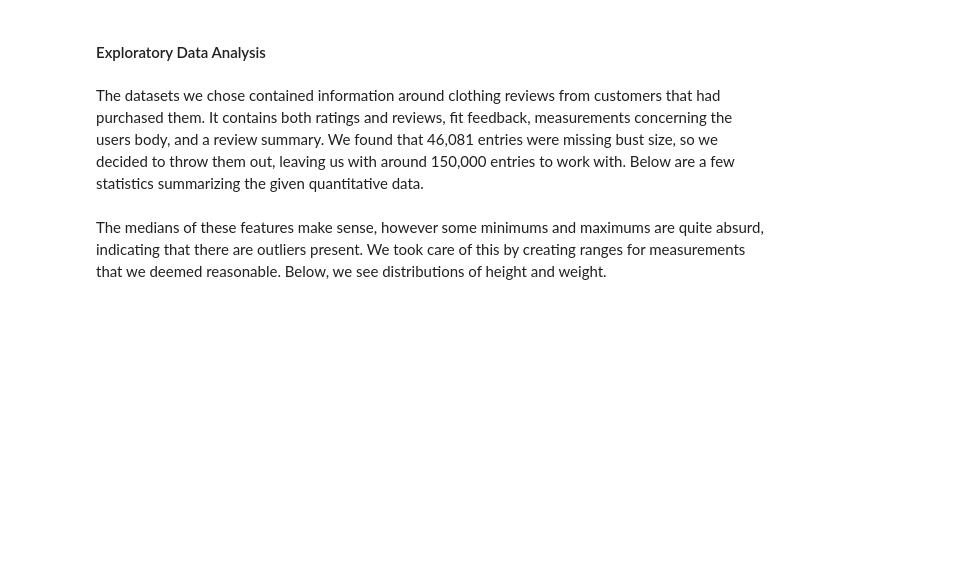
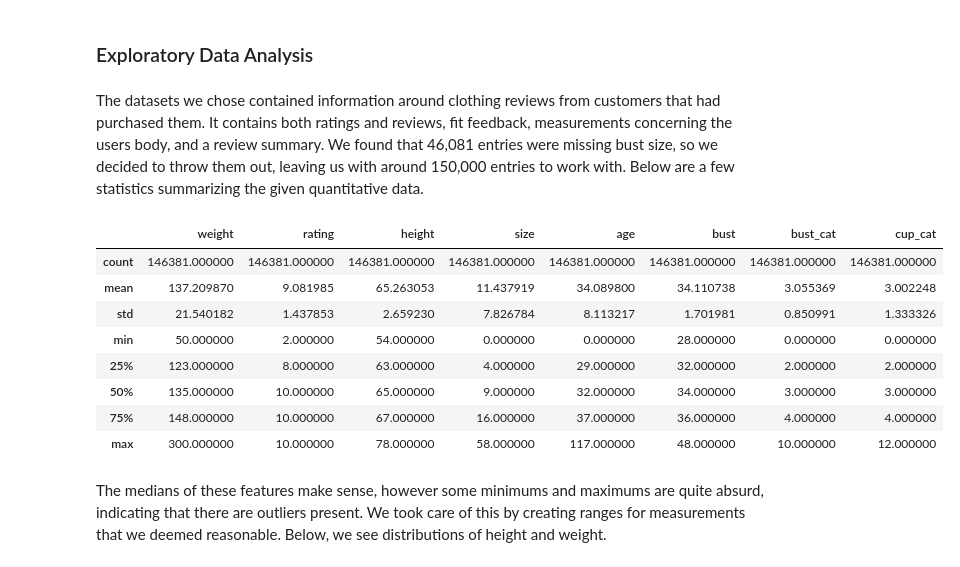
Before and after one commit to brianjhuang/fashion-recommendations, a Jupyter notebook: Predicting Bust To Optimize Clothing Fit.ipynb, the cells around one changed output. Cells and saved outputs as stored; diff of their text form; code cells hidden in the pictures; blank space fills up the shorter version.

```diff
--- a/Predicting Bust To Optimize Clothing Fit.ipynb
+++ b/Predicting Bust To Optimize Clothing Fit.ipynb
@@ -6,2 +9,2 @@ import fashion
 # %% [markdown]
-#### Exploratory Data Analysis
+### Exploratory Data Analysis
@@ -17,3 +13,15 @@ df[['fit', 'user_id', 'bust size', 'item_id', 'weight', 'rating',
+# %%
+df.describe()
+# %% [output]
+|  | weight | rating | height | size | age | bust | bust_cat | cup_cat |
+| count | 146381.000000 | 146381.000000 | 146381.000000 | 146381.000000 | 146381.000000 | 146381.000000 | 146381.000000 | 146381.000000 |
+| mean | 137.209870 | 9.081985 | 65.263053 | 11.437919 | 34.089800 | 34.110738 | 3.055369 | 3.002248 |
+| std | 21.540182 | 1.437853 | 2.659230 | 7.826784 | 8.113217 | 1.701981 | 0.850991 | 1.333326 |
+| min | 50.000000 | 2.000000 | 54.000000 | 0.000000 | 0.000000 | 28.000000 | 0.000000 | 0.000000 |
+| 25% | 123.000000 | 8.000000 | 63.000000 | 4.000000 | 29.000000 | 32.000000 | 2.000000 | 2.000000 |
+| 50% | 135.000000 | 10.000000 | 65.000000 | 9.000000 | 32.000000 | 34.000000 | 3.000000 | 3.000000 |
+| 75% | 148.000000 | 10.000000 | 67.000000 | 16.000000 | 37.000000 | 36.000000 | 4.000000 | 4.000000 |
+| max | 300.000000 | 10.000000 | 78.000000 | 58.000000 | 117.000000 | 48.000000 | 10.000000 | 12.000000 |
 # %% [markdown]
 The medians of these features make sense, however some minimums and maximums are quite absurd, indicating that there are outliers present. We took care of this by creating ranges for measurements that we deemed reasonable. Below, we see distributions of height and weight.
 # %%
```
Also changed, not shown: parts of 21 cells of this notebook, 2 other files.
